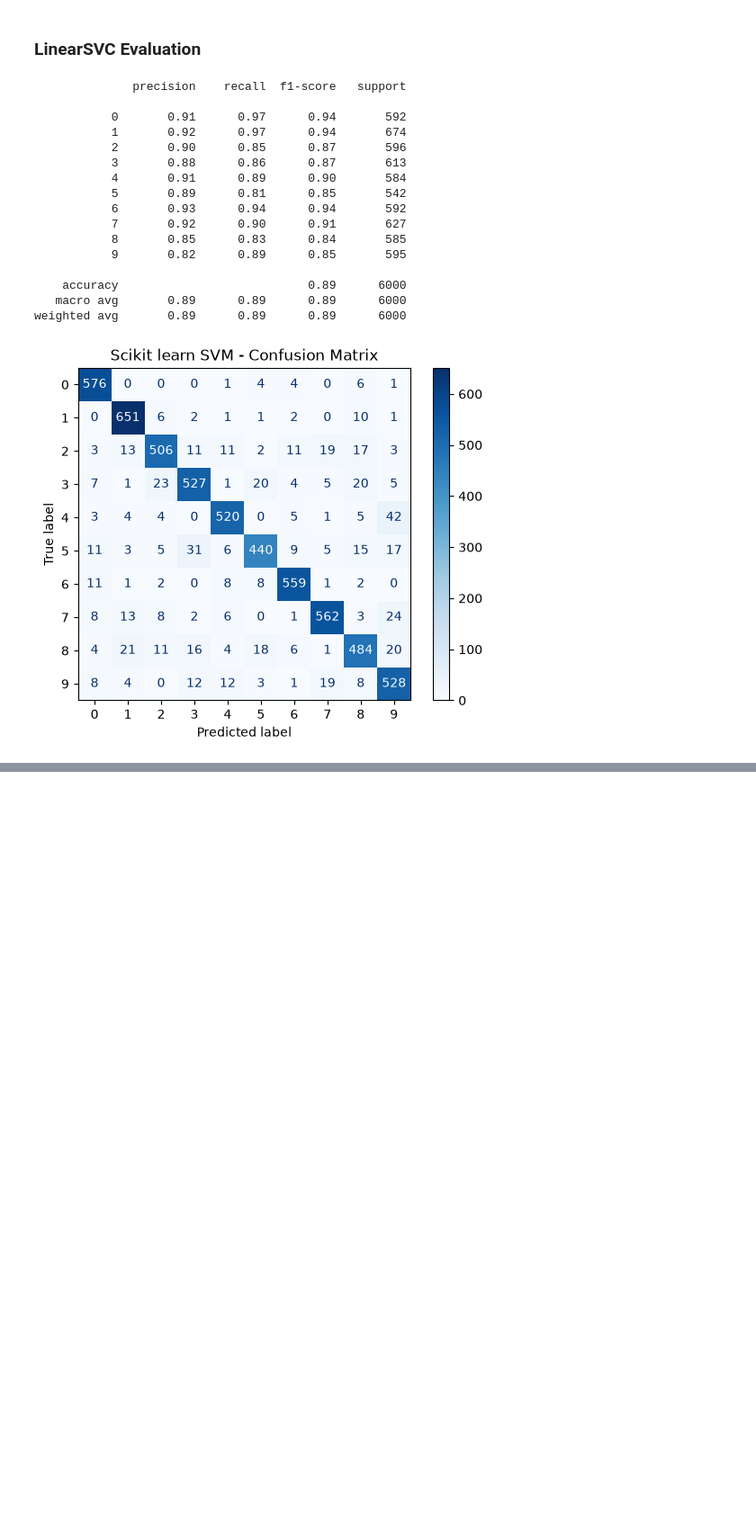
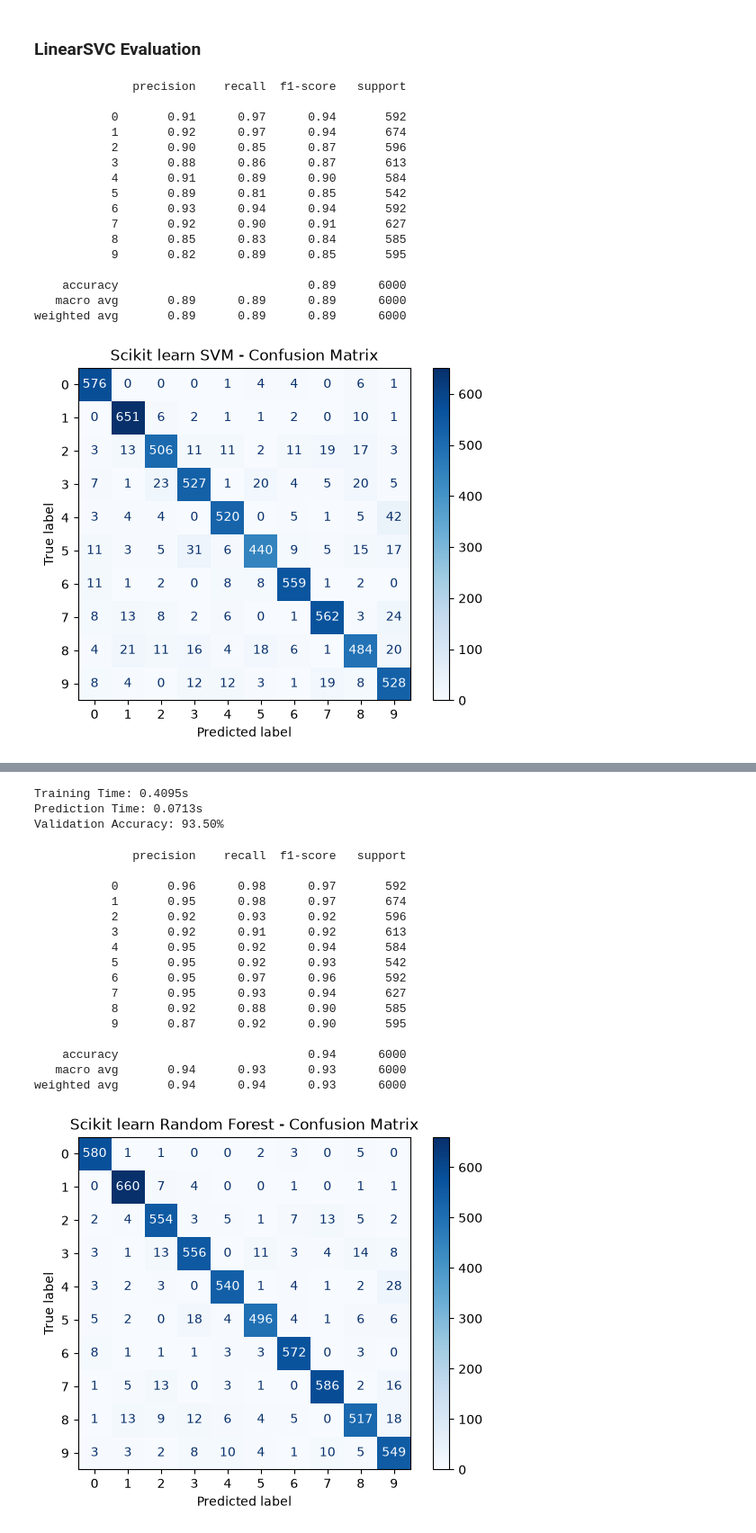
Before and after one commit to yashSP2604/handwritten-digit-classification, a Jupyter notebook: notebooks/digit_classification.ipynb, the cells around one changed output, grey strips where cells are left out. Shown at 90% size. Drawn from its saved outputs; the diff is of its cells as text; code cells hidden in the pictures; blank space fills up the shorter version.

Commit message:
Complete MNIST model comparison and save final Random Forest model

```diff
--- a/notebooks/digit_classification.ipynb
+++ b/notebooks/digit_classification.ipynb
@@ -782,0 +802,60 @@ weighted avg       0.89      0.89      0.89      6000
+# %%
+rf_model = RandomForestClassifier(
+    n_estimators=100,
+    random_state=42,
+    n_jobs=-1
+)
+
+start = time.perf_counter()
+
+rf_model.fit(
+    X_train_model[:5000],
+    y_train_model[:5000]
+)
+
+rf_training_time = time.perf_counter() - start
+
+start = time.perf_counter()
+rf_predictions = rf_model.predict(X_val)
+rf_prediction_time = time.perf_counter() - start
+
+rf_accuracy = accuracy_score(y_val, rf_predictions)
+
+print(f"Training Time: {rf_training_time:.4f}s")
+print(f"Prediction Time: {rf_prediction_time:.4f}s")
+print(f"Validation Accuracy: {rf_accuracy * 100:.2f}%")
+# %% [output]
+Training Time: 0.4095s
+Prediction Time: 0.0713s
+Validation Accuracy: 93.50%
+# %%
+print(classification_report(y_val, rf_predictions))
+
+cm = confusion_matrix(y_val, rf_predictions)
+
+disp = ConfusionMatrixDisplay(
+    confusion_matrix=cm,
+    display_labels=range(10)
+)
+
+disp.plot(cmap="Blues", values_format="d")
+plt.title("Scikit learn Random Forest - Confusion Matrix")
+plt.show()
+# %% [output]
+              precision    recall  f1-score   support
+
+           0       0.96      0.98      0.97       592
+           1       0.95      0.98      0.97       674
+           2       0.92      0.93      0.92       596
+           3       0.92      0.91      0.92       613
+           4       0.95      0.92      0.94       584
+           5       0.95      0.92      0.93       542
+           6       0.95      0.97      0.96       592
+           7       0.95      0.93      0.94       627
+           8       0.92      0.88      0.90       585
+           9       0.87      0.92      0.90       595
+
+    accuracy                           0.94      6000
+   macro avg       0.94      0.93      0.93      6000
+weighted avg       0.94      0.94      0.93      6000
+[figure, added]
```
Also changed, not shown: parts of 21 cells of this notebook.
